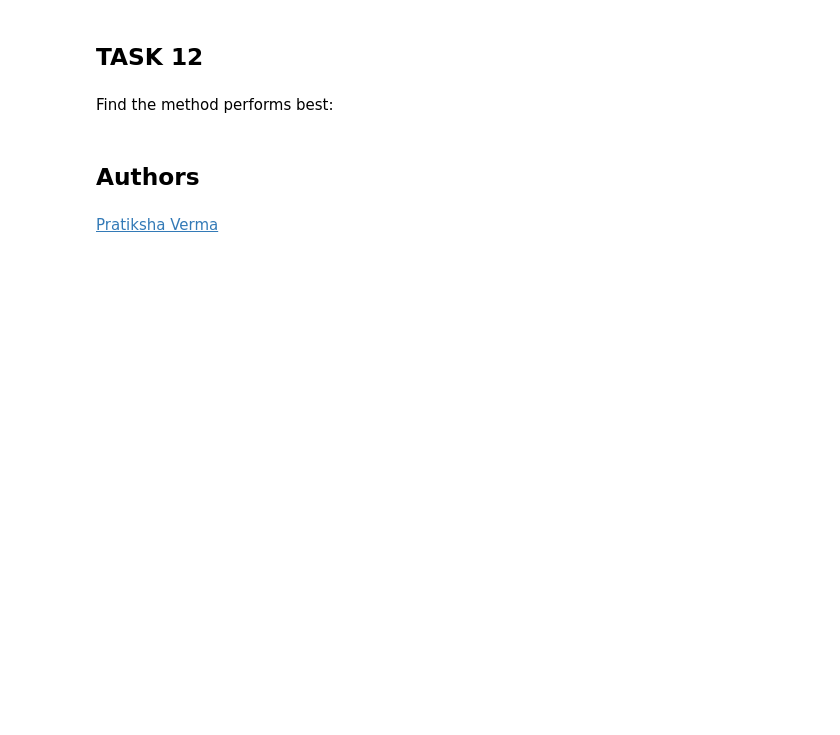
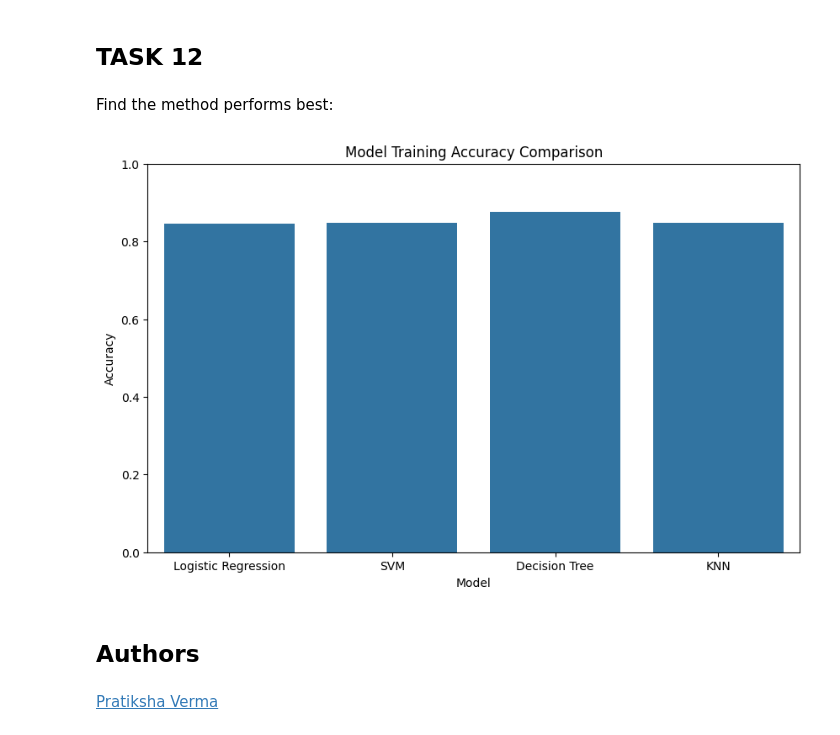
Before and after one commit to yawdotio/SpaceX-dash-app, a Jupyter notebook: notebooks/SpaceX_Machine Learning Prediction_Part_5.ipynb, the cells around one changed output. Drawn from its saved outputs; the diff is of its cells as text; code cells hidden in the pictures; blank space fills up the shorter version.

Commit message:
Added bar chart of training accuracies

```diff
--- a/notebooks/SpaceX_Machine Learning Prediction_Part_5.ipynb
+++ b/notebooks/SpaceX_Machine Learning Prediction_Part_5.ipynb
@@ -350,6 +350,29 @@ plot_confusion_matrix(Y_test,yhat)
 ## TASK  12
 # %% [markdown]
 Find the method performs best:
+# %%
+models = ['Logistic Regression', 'SVM', 'Decision Tree', 'KNN']
+accuracies = [
+    logreg_cv.best_score_,
+    svm_cv.best_score_,
+    tree_cv.best_score_,
+    knn_cv.best_score_
+]
+
+df_accuracy = pd.DataFrame({
+    'Model': models,
+    'Accuracy': accuracies
+})
+
+plt.figure(figsize=(10, 6))
+sns.barplot(x='Model', y='Accuracy', data=df_accuracy)
+plt.title('Model Training Accuracy Comparison')
+plt.xlabel('Model')
+plt.ylabel('Accuracy')
+plt.ylim(0, 1) # Accuracy is between 0 and 1
+plt.show()
+# %% [output]
+[figure, added]
 # %% [markdown]
 ## Authors
 # %% [markdown]
```
Also changed, not shown: parts of 5 cells of this notebook.
